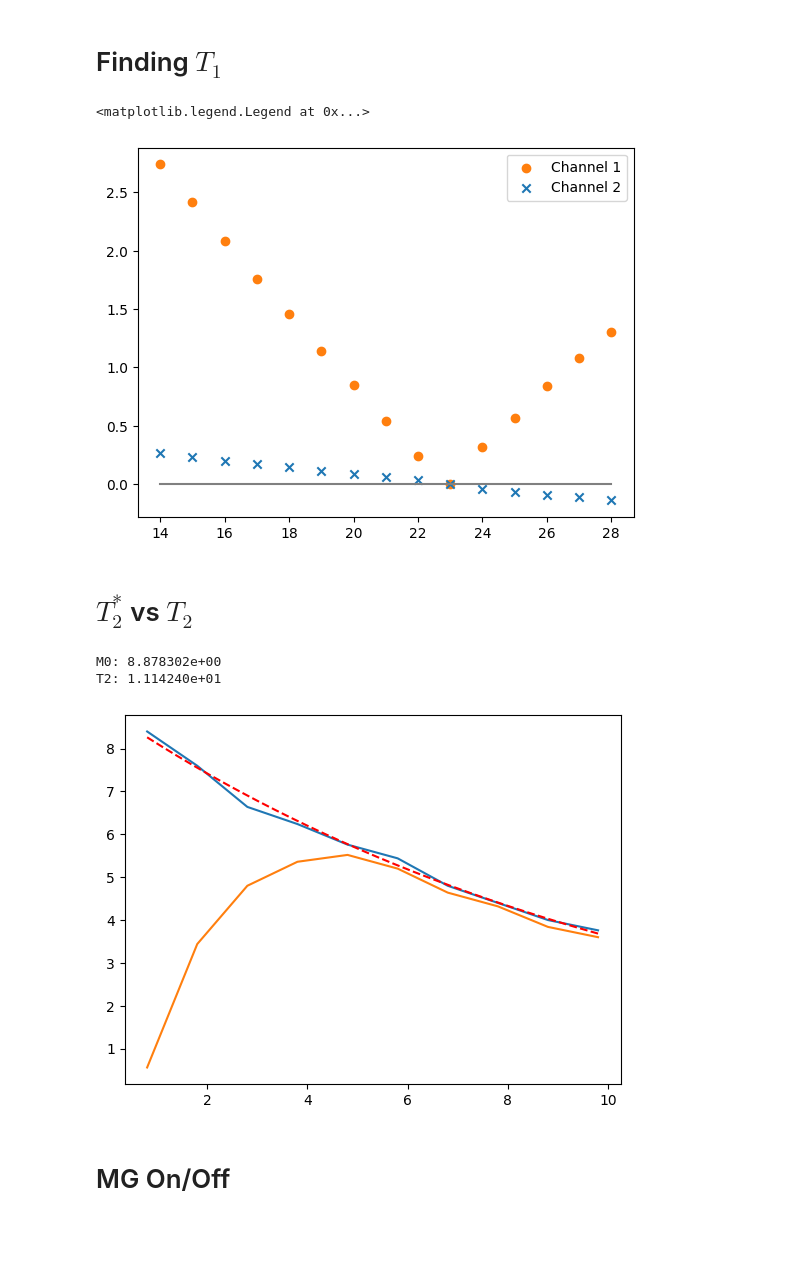
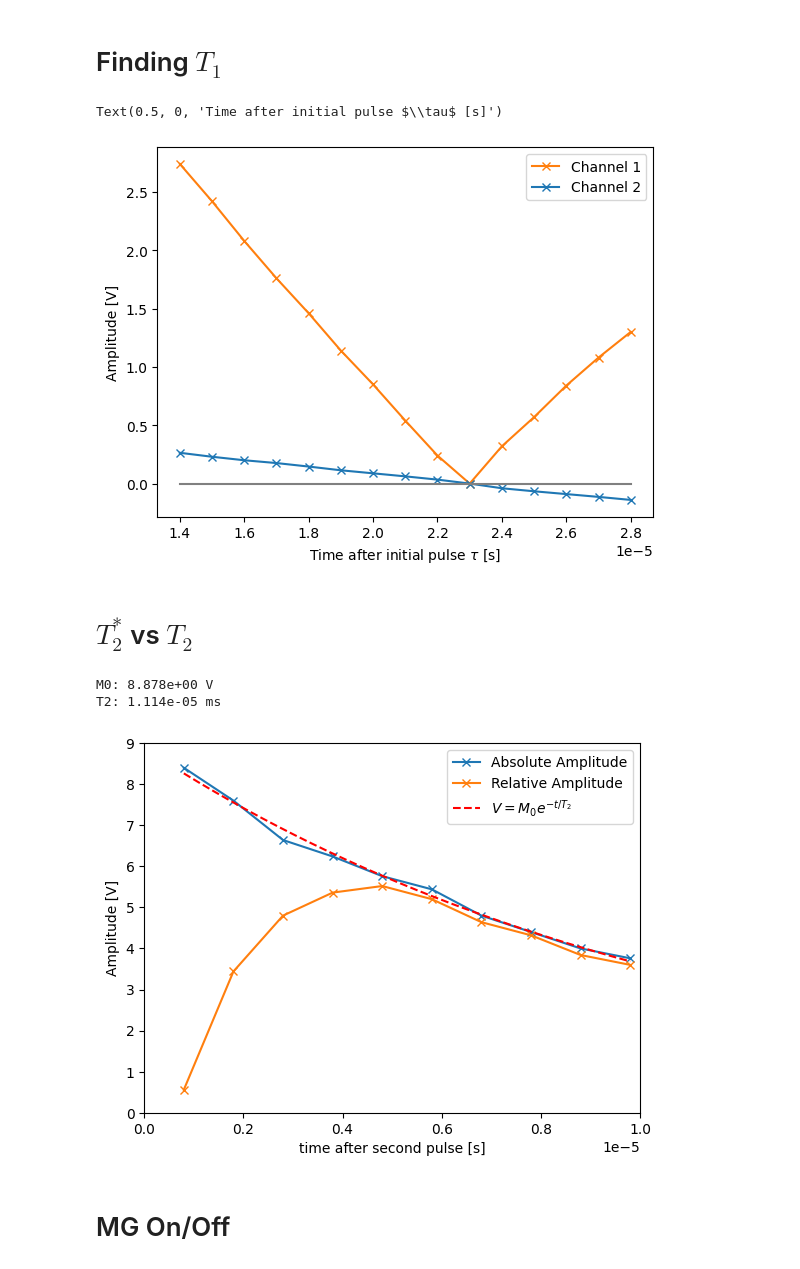
Before and after one commit to benjaminorthner/quantumlab, a Jupyter notebook: nmr/nmr.ipynb, the cells around one changed output. Cells and saved outputs as stored; diff of their text form; code cells hidden in the pictures; blank space fills up the shorter version.

```diff
--- a/nmr/nmr.ipynb
+++ b/nmr/nmr.ipynb
@@ -46,13 +46,19 @@ dataframe = dataframe.astype(float)
 # %%
+dataframe = read_csv("T1.csv", names=["Tau","VYellow", "VBlue"])
+dataframe.drop(dataframe.index[[0]], inplace=True)
+dataframe = dataframe.astype(float)
+
 data = dataframe.values
-x, yYellow, yBlue = data[:, 0], data[:, 1], data[:, 2]
+x, yYellow, yBlue = data[:, 0]*1e-6, data[:, 1], data[:, 2]
 
-plt.scatter(x, yYellow, color="C1", label="Channel 1")
-plt.scatter(x, yBlue, marker='x', color="C0", label="Channel 2")
+plt.plot(x, yYellow, marker = 'x', color="C1", label="Channel 1")
+plt.plot(x, yBlue, marker='x', color="C0", label="Channel 2")
 plt.plot([min(x),max(x)],[0,0], color="gray")
 plt.legend()
+plt.ylabel("Amplitude [V]")
+plt.xlabel(r"Time after initial pulse $\tau$ [s]")
 # %% [output]
-<matplotlib.legend.Legend at 0x...>
+Text(0.5, 0, 'Time after initial pulse $\\tau$ [s]')
-[figure, old version]
+[figure, new version]
 # %% [markdown]
 # $T_2^*$ vs $T_2$
@@ -63,29 +65,39 @@ dataframe = dataframe.astype(float)
 # %%
+dataframe = read_csv("T2_star_vs_T2.csv", names=["Tau","V_abs", "V_pure"])
+dataframe.drop(dataframe.index[[0]], inplace=True)
+dataframe = dataframe.astype(float)
+
 data = dataframe.values
-x, yAbs, yPure = data[:, 0], data[:, 1], data[:, 2]
+x, yAbs, yPure = data[:, 0]*1e-6, data[:, 1], data[:, 2]
 
 
 # define the true function
 def T2_function(t, M0, T2):
 	return M0 * np.exp(-t / T2)
 
 # Do the fit
-initialguess = 1, 1
+initialguess = 1, 1e-6
 (M0, T2 ), _ = curve_fit(T2_function, x, yAbs, initialguess)
 
 # Plot result
 x_fit_line = np.linspace(min(x), max(x), num=1000)
 y_fit_line = T2_function(x_fit_line, M0, T2)
 
-plt.plot(x, yAbs)
-plt.plot(x, yPure)
-plt.plot(x_fit_line, y_fit_line, '--', c='red')
+plt.plot(x, yAbs, marker='x', label="Absolute Amplitude")
+plt.plot(x, yPure, marker = 'x', label="Relative Amplitude")
+plt.plot(x_fit_line, y_fit_line, '--', c='red', label=r"$V = M_0 e^{-t / T_2}$")
 
-print(f"M0: {M0:e}\nT2: {T2:e}")
+plt.ylim(0, 9)
+plt.xlim(0, 1e-5)
+plt.ylabel("Amplitude [V]")
+plt.xlabel("time after second pulse [s]")
+plt.legend()
+
+print(f"M0: {M0:.3e} V\nT2: {T2:.3e} ms")
 # %% [output]
-M0: 8.878302e+00
-T2: 1.114240e+01
+M0: 8.878e+00 V
+T2: 1.114e-05 ms
-[figure, old version]
+[figure, new version]
 # %% [markdown]
 # MG On/Off
 # %%
```
Also changed, not shown: parts of 4 cells of this notebook.
